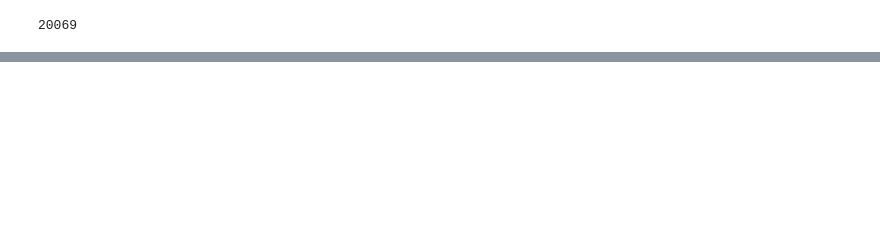
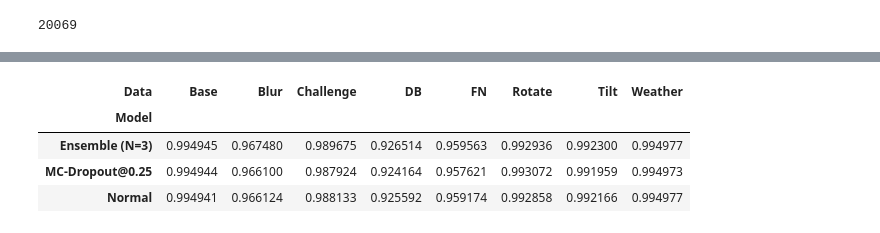
Before and after one commit to kylehiroyasu/stochastic-YOLO, a Jupyter notebook: notebooks/plots.ipynb, the cells around one changed output, grey strips where cells are left out. Drawn from its saved outputs; the diff is of its cells as text; code cells hidden in the pictures; blank space fills up the shorter version.

```diff
--- a/notebooks/plots.ipynb
+++ b/notebooks/plots.ipynb
@@ -214,0 +210,29 @@ summary
+# %%
+summary = pd.read_csv(ROOT/'all_test_results.csv', index_col=0)
+dataset = {
+    'ccpd_blur.data': 'Blur',
+    'ccpd_challenge.data': 'Challenge',
+    'ccpd_db.data': 'DB',
+    'ccpd_fn.data': 'FN',
+    'ccpd_rotate.data': 'Rotate',
+    'ccpd_tilt.data': 'Tilt',
+    'ccpd.data': 'Base',
+    'ccpd_weather.data':'Weather'
+}
+model = {
+    'ensemble': 'Ensemble (N=3)',
+    'dropout': 'MC-Dropout@0.25',
+    'normal': 'Normal'
+}
+summary.columns = rename_columns
+rename_columns = ['Data', 'do', 'Model','MP', 'MR', 'MAP', 'MF1']
+summary['Data'] = summary.Data.apply(lambda d: dataset[d])
+summary['Model'] = summary.Model.apply(lambda d: model[d])
+summary = summary.pivot(index='Model', columns='Data', values='MAP')
+summary
+# %% [output]
+| Data | Base | Blur | Challenge | DB | FN | Rotate | Tilt | Weather |
+| Model |  |  |  |  |  |  |  |  |
+| Ensemble (N=3) | 0.994945 | 0.967480 | 0.989675 | 0.926514 | 0.959563 | 0.992936 | 0.992300 | 0.994977 |
+| MC-Dropout@0.25 | 0.994944 | 0.966100 | 0.987924 | 0.924164 | 0.957621 | 0.993072 | 0.991959 | 0.994973 |
+| Normal | 0.994941 | 0.966124 | 0.988133 | 0.925592 | 0.959174 | 0.992858 | 0.992166 | 0.994977 |
```
Also changed, not shown: parts of 12 cells of this notebook, 2 other files.
